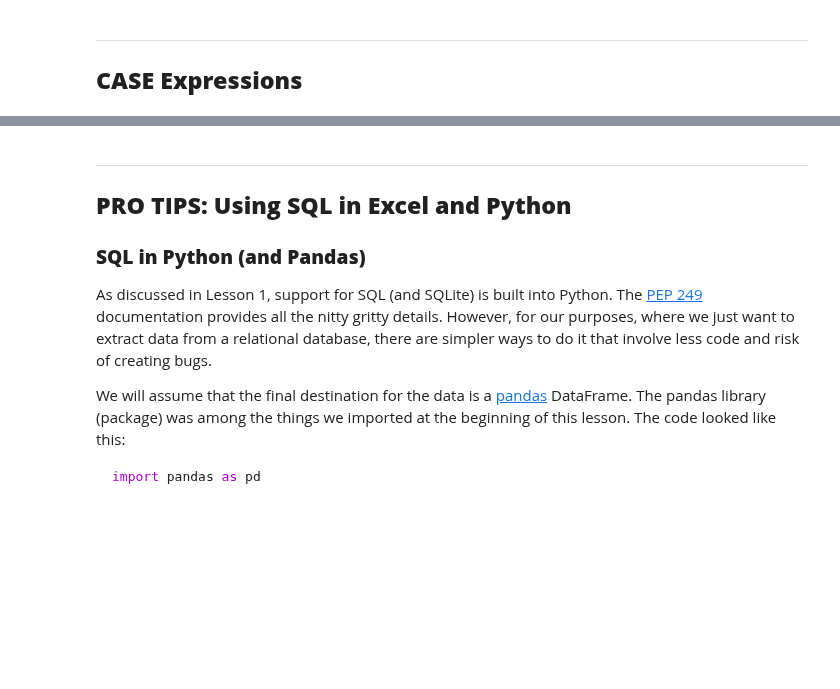
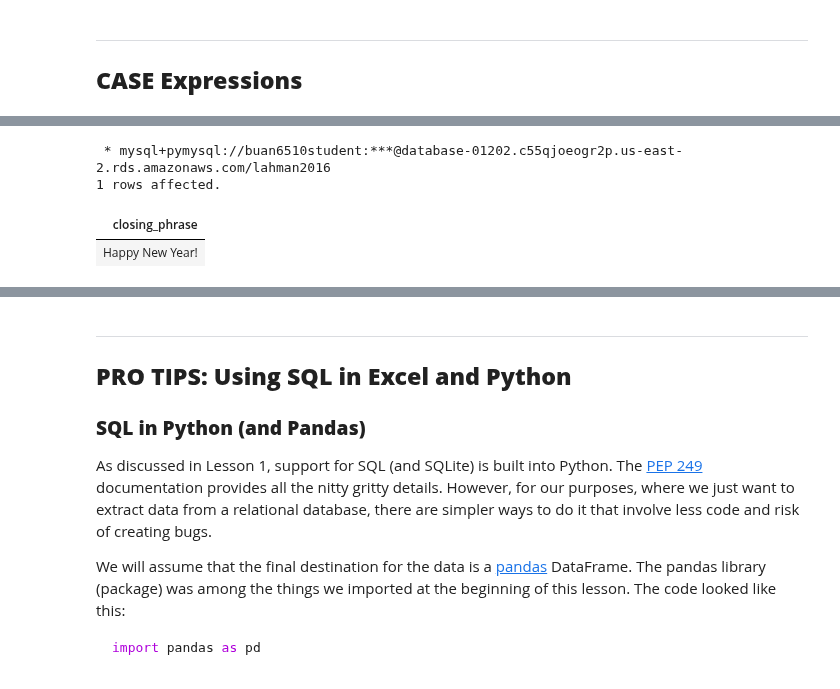
Before and after one commit to kangpyolee/DATA6510, a Jupyter notebook: L2_SELECT_basics.ipynb, the cells around one changed output, grey strips where cells are left out. Cells and saved outputs as stored; diff of their text form; code cells hidden in the pictures; blank space fills up the shorter version.

```diff
--- a/L2_SELECT_basics.ipynb
+++ b/L2_SELECT_basics.ipynb
@@ -995,0 +1043,13 @@ SELECT (0 AND 0 OR 1) = (0 AND (0 OR 1));
+# %%
+%%sql
+SELECT
+  CASE month(now())
+    WHEN 12 THEN 'Happy Holidays!'
+    WHEN 1 THEN 'Happy New Year!'
+    ELSE 'Thanks'
+  END AS closing_phrase
+# %% [output]
+ * mysql+pymysql://buan6510student:***@database-01202.c55qjoeogr2p.us-east-2.rds.amazonaws.com/lahman2016
+1 rows affected.
+| closing_phrase |
+| Happy New Year! |
```
Also changed, not shown: parts of 5 cells of this notebook, 1 other file.
